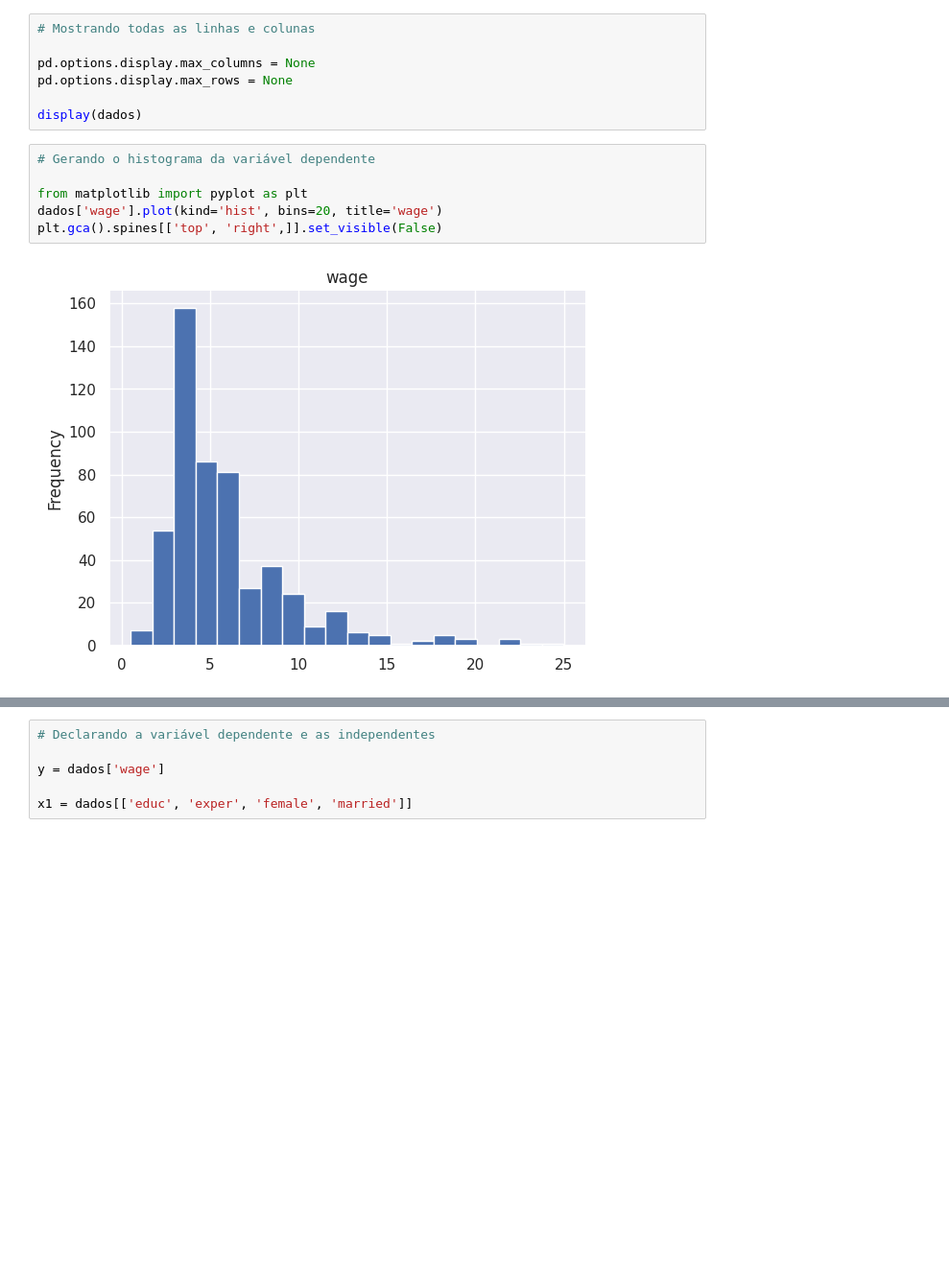
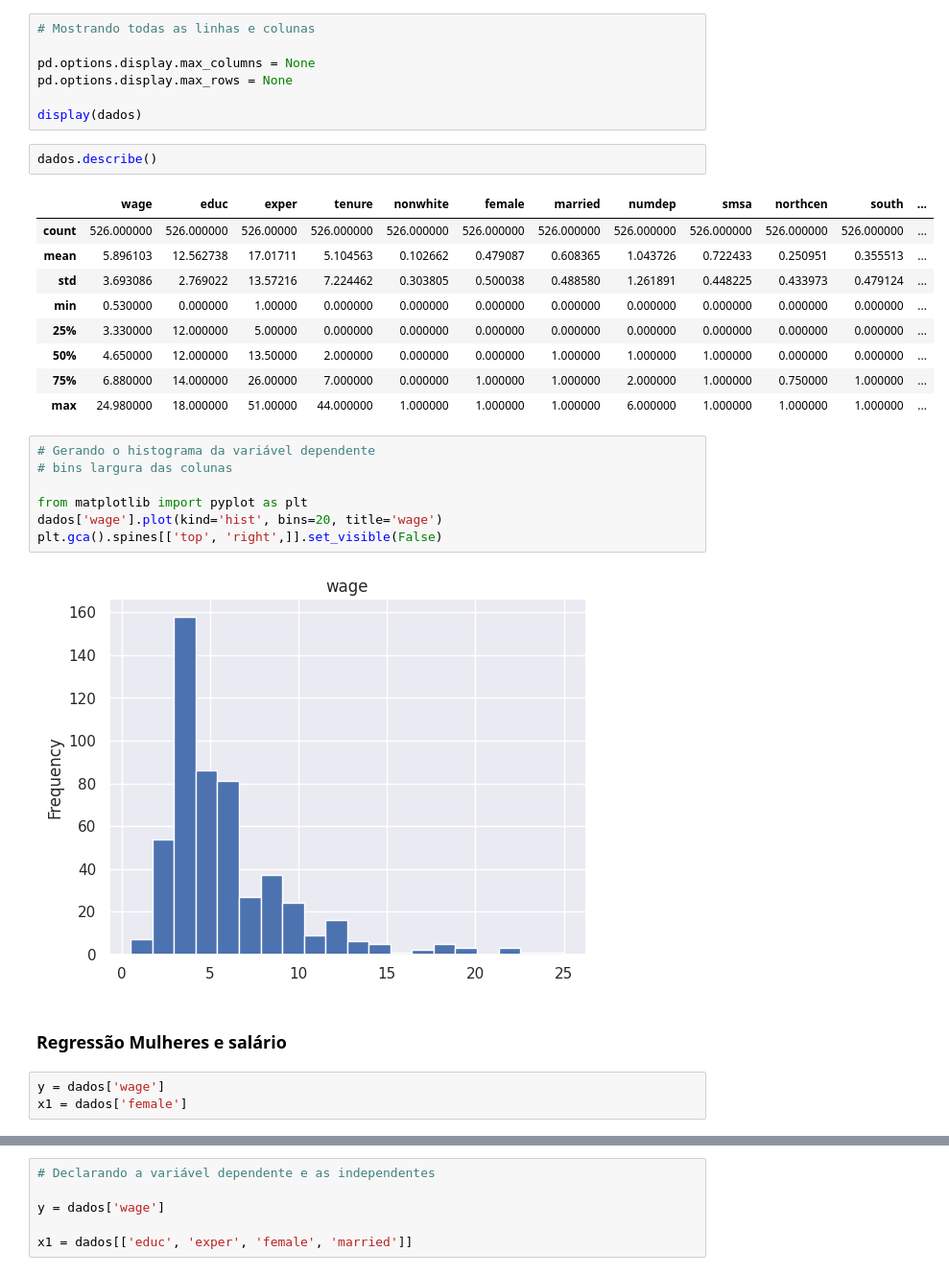
Before and after one commit to wagnerberna/data_science, a Jupyter notebook: econometria_lab/Regressão_múltipla_com_Python.ipynb, the cells around one changed output, grey strips where cells are left out. Shown at 96% size. Drawn from its saved outputs; the diff is of its cells as text; blank space fills up the shorter version.

```diff
--- a/econometria_lab/Regressão_múltipla_com_Python.ipynb
+++ b/econometria_lab/Regressão_múltipla_com_Python.ipynb
@@ -87,11 +87,29 @@ pd.options.display.max_columns = None
 pd.options.display.max_rows = None
 
 display(dados)
+# %%
+dados.describe()
+# %% [output]
+|  | wage | educ | exper | tenure | nonwhite | female | married | numdep | smsa | northcen | south | ... |
+| count | 526.000000 | 526.000000 | 526.00000 | 526.000000 | 526.000000 | 526.000000 | 526.000000 | 526.000000 | 526.000000 | 526.000000 | 526.000000 | ... |
+| mean | 5.896103 | 12.562738 | 17.01711 | 5.104563 | 0.102662 | 0.479087 | 0.608365 | 1.043726 | 0.722433 | 0.250951 | 0.355513 | ... |
+| std | 3.693086 | 2.769022 | 13.57216 | 7.224462 | 0.303805 | 0.500038 | 0.488580 | 1.261891 | 0.448225 | 0.433973 | 0.479124 | ... |
+| min | 0.530000 | 0.000000 | 1.00000 | 0.000000 | 0.000000 | 0.000000 | 0.000000 | 0.000000 | 0.000000 | 0.000000 | 0.000000 | ... |
+| 25% | 3.330000 | 12.000000 | 5.00000 | 0.000000 | 0.000000 | 0.000000 | 0.000000 | 0.000000 | 0.000000 | 0.000000 | 0.000000 | ... |
+| 50% | 4.650000 | 12.000000 | 13.50000 | 2.000000 | 0.000000 | 0.000000 | 1.000000 | 1.000000 | 1.000000 | 0.000000 | 0.000000 | ... |
+| 75% | 6.880000 | 14.000000 | 26.00000 | 7.000000 | 0.000000 | 1.000000 | 1.000000 | 2.000000 | 1.000000 | 0.750000 | 1.000000 | ... |
+| max | 24.980000 | 18.000000 | 51.00000 | 44.000000 | 1.000000 | 1.000000 | 1.000000 | 6.000000 | 1.000000 | 1.000000 | 1.000000 | ... |
 # %%
 # Gerando o histograma da variável dependente
+# bins largura das colunas
 
 from matplotlib import pyplot as plt
 dados['wage'].plot(kind='hist', bins=20, title='wage')
 plt.gca().spines[['top', 'right',]].set_visible(False)
 # %% [output]
 [figure]
+# %% [markdown]
+### Regressão Mulheres e salário
+# %%
+y = dados['wage']
+x1 = dados['female']
```
Also changed, not shown: parts of 5 cells of this notebook.
